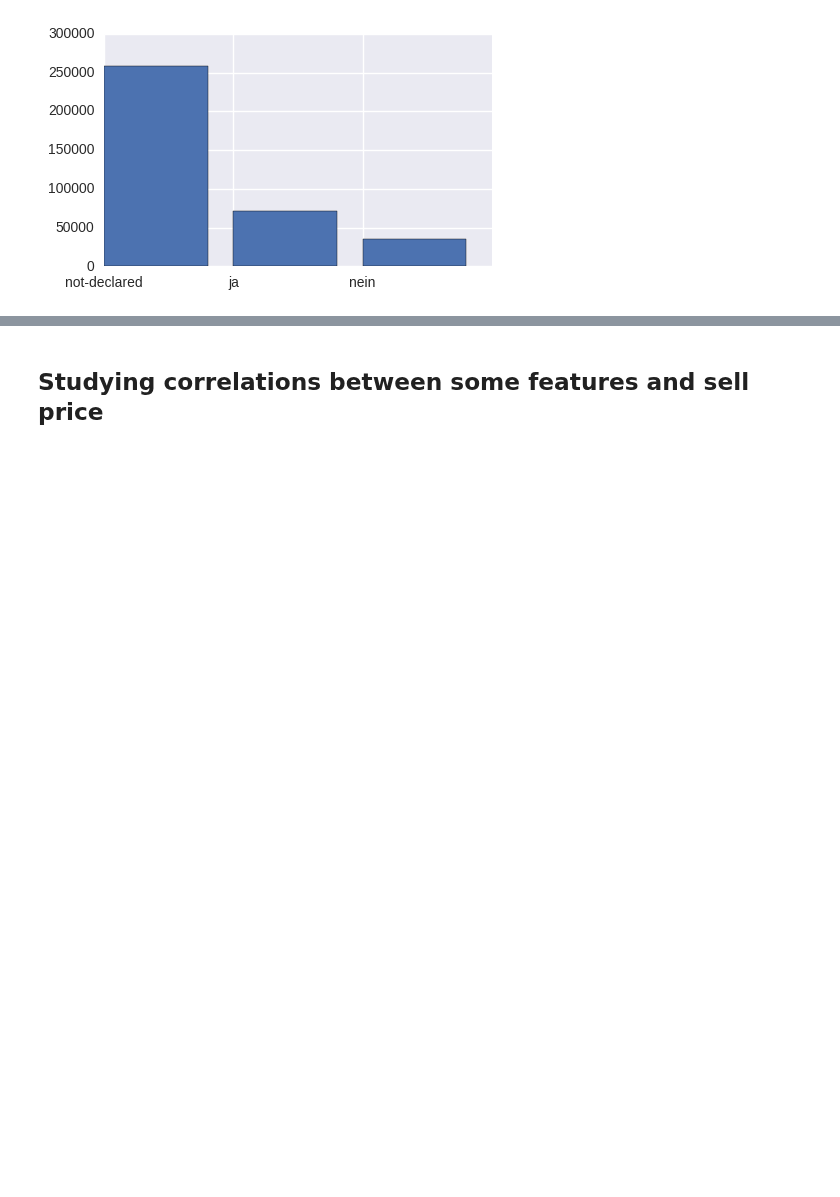
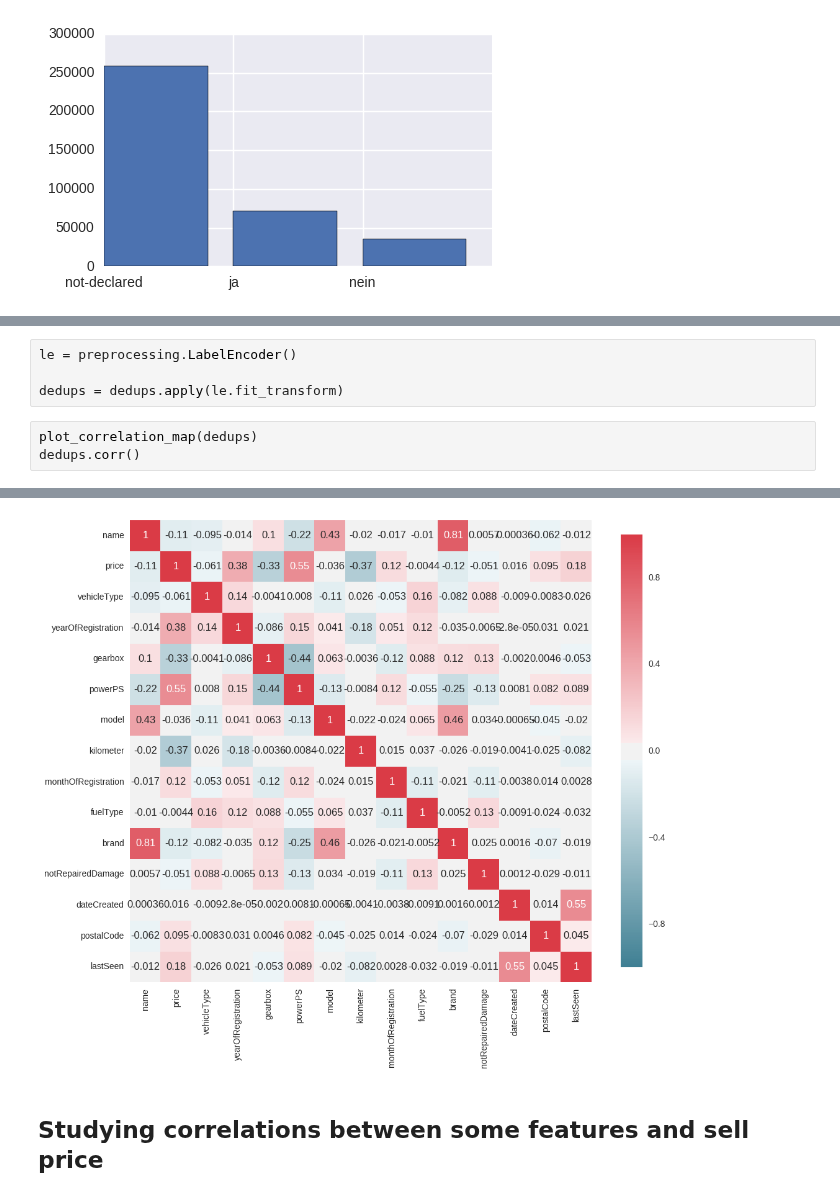
Before and after one commit to ddmng/jupyter-test, a Jupyter notebook: autos/Autos price predictions.ipynb, the cells around one changed output, grey strips where cells are left out. Cells and saved outputs as stored; diff of their text form; blank space fills up the shorter version.

```diff
--- a/autos/Autos price predictions.ipynb
+++ b/autos/Autos price predictions.ipynb
@@ -299,0 +320,8 @@ for c in other:
+# %%
+le = preprocessing.LabelEncoder()
+
+dedups = dedups.apply(le.fit_transform)
+# %%
+plot_correlation_map(dedups)
+dedups.corr()
+# %% [output]
@@ -300,3 +344,4 @@ for c in other:
+[figure, added]
 # %% [markdown]
 ## Studying correlations between some features and sell price
 # %% [markdown]
```
Also changed, not shown: parts of 7 cells of this notebook.
